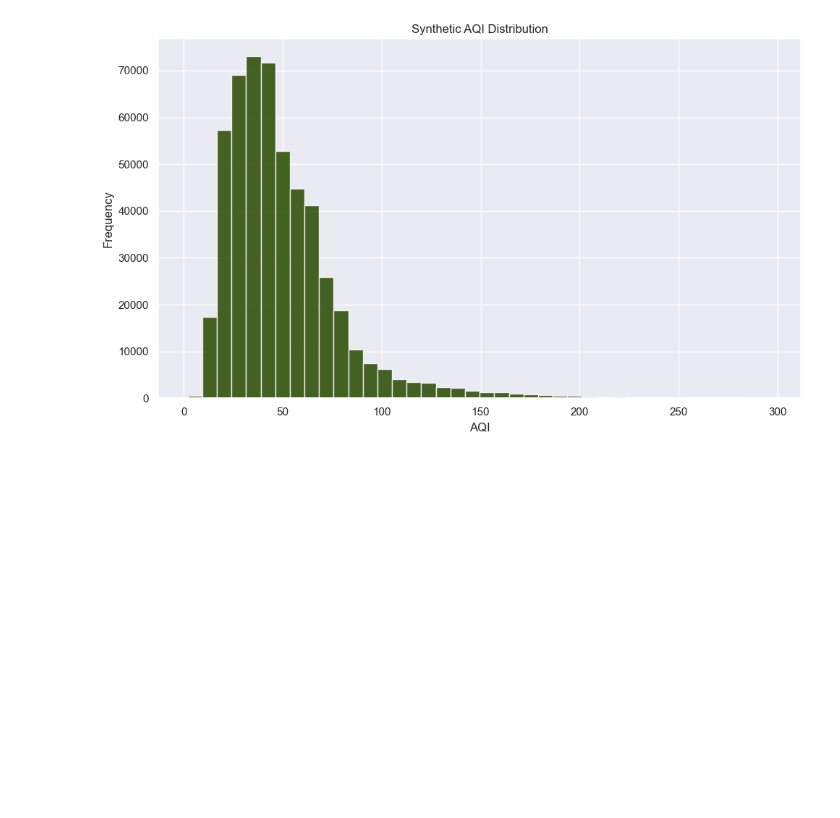
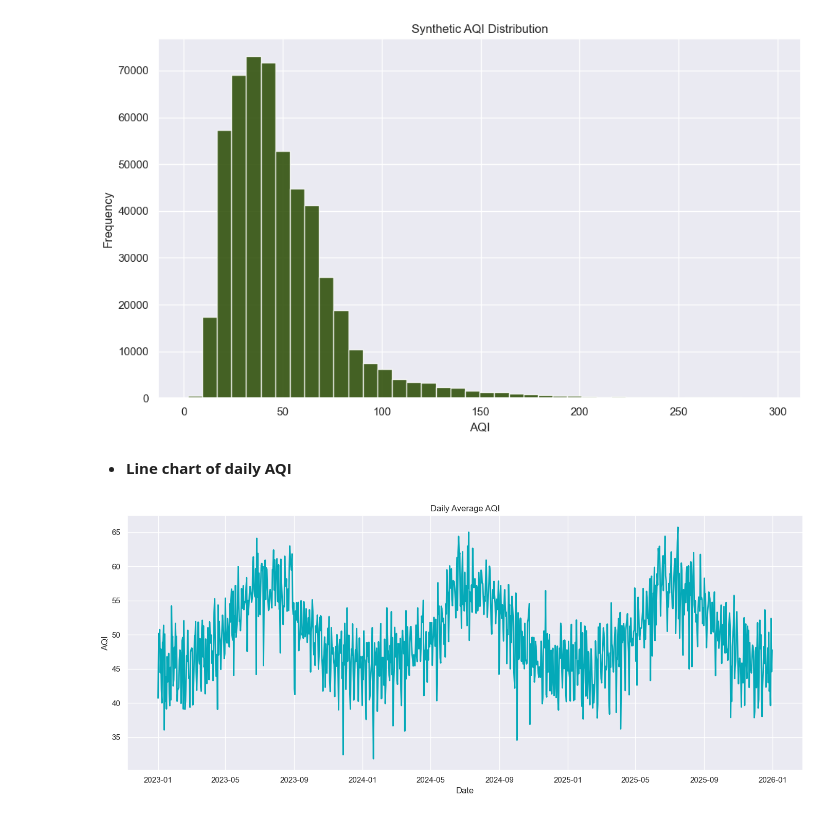
Before and after one commit to geershatisaxena/AQI-Data-Analysis, a Jupyter notebook: air quality.ipynb, the cells around one changed output. Drawn from its saved outputs; the diff is of its cells as text; code cells hidden in the pictures; blank space fills up the shorter version.

```diff
--- a/air quality.ipynb
+++ b/air quality.ipynb
@@ -513,3 +513,15 @@ plt.ylabel("Frequency")
 plt.tight_layout()
 # %% [output]
 [figure]
+# %% [markdown]
+- **Line chart of daily AQI**
+# %%
+daily_aqi = df.set_index("timestamp")["synthetic_aqi"].resample("D").mean()
+plt.figure(figsize=(14, 6))
+plt.plot(daily_aqi.index, daily_aqi.values, color="#04A9B8", linewidth=2)
+plt.title("Daily Average AQI")
+plt.xlabel("Date")
+plt.ylabel("AQI")
+plt.tight_layout()
+# %% [output]
+[figure, added]
```
